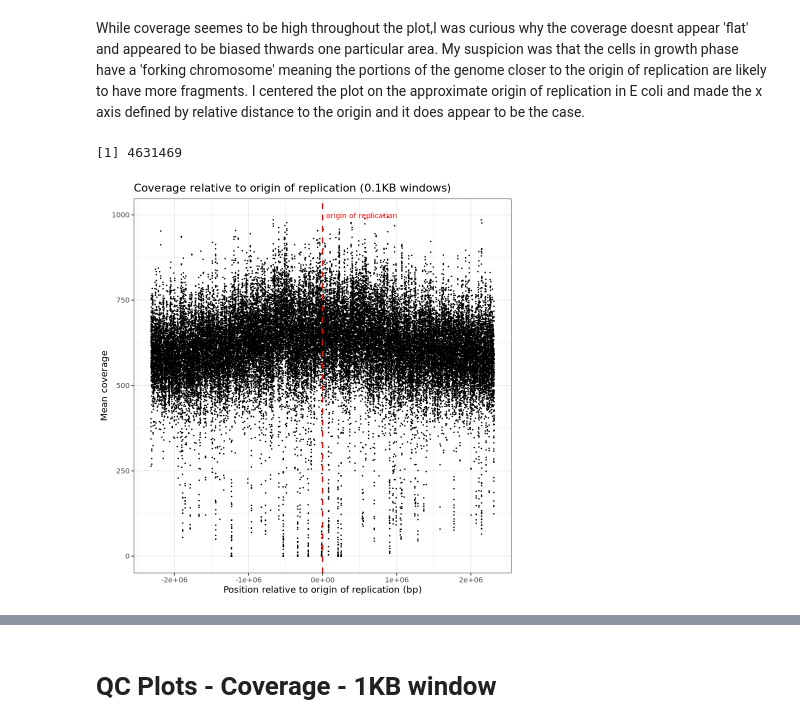
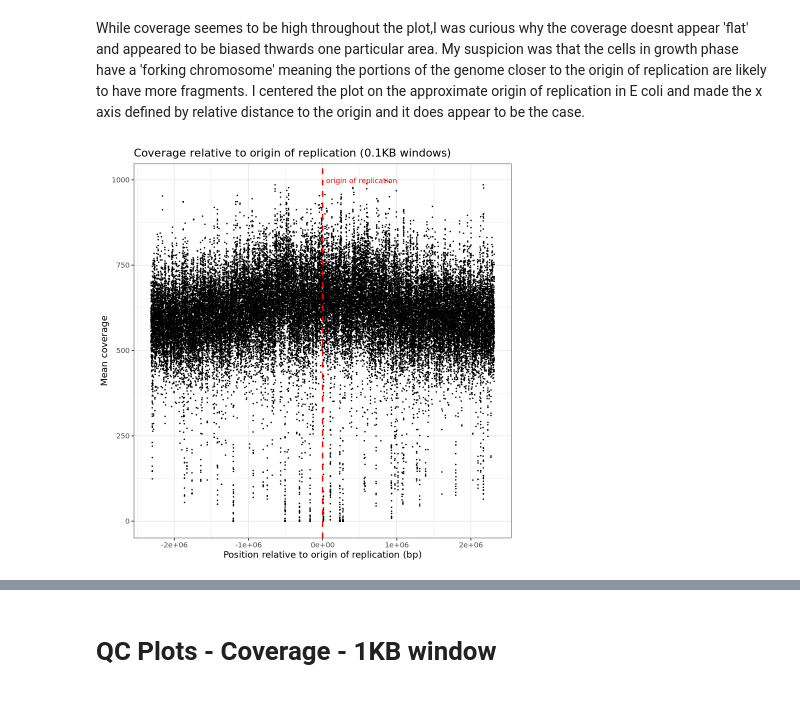
Before and after one commit to mtzingarella/VariantCalling-DenovoAssembly-StudyReplication, a Jupyter notebook: notebooks/Post_Alignment_QC.ipynb, the cells around one changed output, grey strips where cells are left out. Drawn from its saved outputs; the diff is of its cells as text; code cells hidden in the pictures.

```diff
--- a/notebooks/Post_Alignment_QC.ipynb
+++ b/notebooks/Post_Alignment_QC.ipynb
@@ -180,32 +191,31 @@ ggplot(cov, aes(x=start, y=mean)) +
 # %% [markdown]
 While coverage seemes to be high throughout the plot,I was curious why the coverage doesnt appear 'flat' and appeared to be biased thwards one particular area. My suspicion was that the cells in growth phase have a 'forking chromosome' meaning the portions of the genome closer to the origin of replication are likely to have more fragments. I centered the plot on the approximate origin of replication in E coli and made the x axis defined by relative distance to the origin and it does appear to be the case.
 # %%
-ori <- 3950000
+ori <- 3925744
 genome_size <- max(cov$end, na.rm = TRUE)
 
 cov_ori <- cov %>%
   mutate(
     d = start - ori,
     pos_from_ori = case_when(
       d >  genome_size / 2 ~ d - genome_size,
       d < -genome_size / 2 ~ d + genome_size,
       TRUE ~ d
     )
   )
 max_dist <- max(abs(cov_ori$pos_from_ori), na.rm = TRUE)
 
 ggplot(cov_ori, aes(x = pos_from_ori, y = mean)) +
   geom_point(size = 0.2) +
   geom_vline(xintercept = 0, color = "red", linetype = "dashed", linewidth = 0.8) +
   annotate("text", x = 0, y = max(cov_ori$mean, na.rm = TRUE),
            label = "origin of replication", color = "red", hjust = -0.05, size = 3) +
   scale_x_continuous(limits = c(-max_dist, max_dist)) +
   theme_bw() +
   labs(x = "Position relative to origin of replication (bp)", y = "Mean coverage",
        title = "Coverage relative to origin of replication (0.1KB windows)")
 # %% [output]
-[1] 4631469
-[figure, old version]
+[figure, new version]
 # %%
 median =median(cov$median)
 
```
Also changed, not shown: parts of 3 cells of this notebook, 7 other files.
